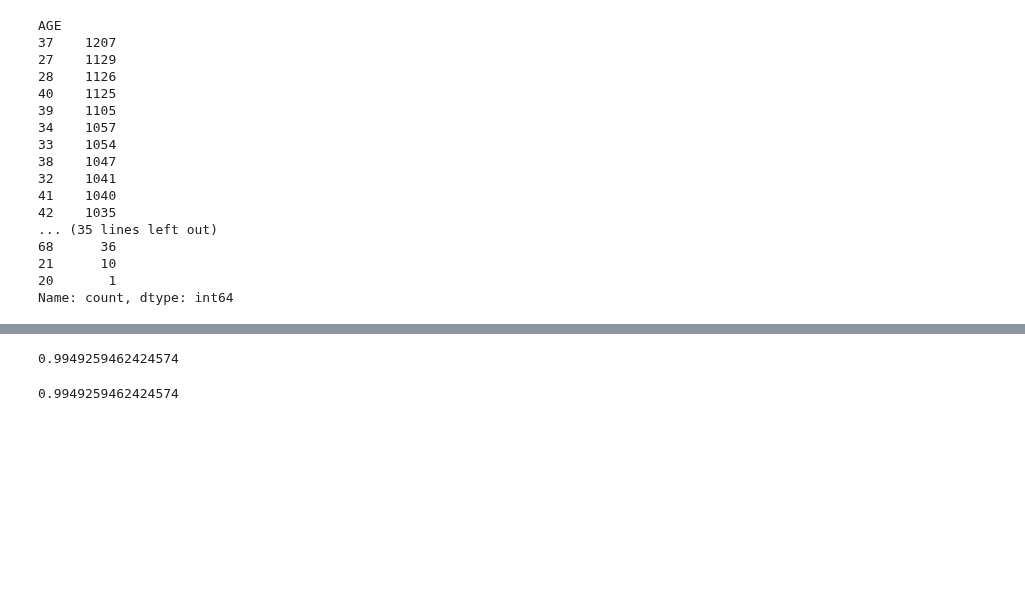
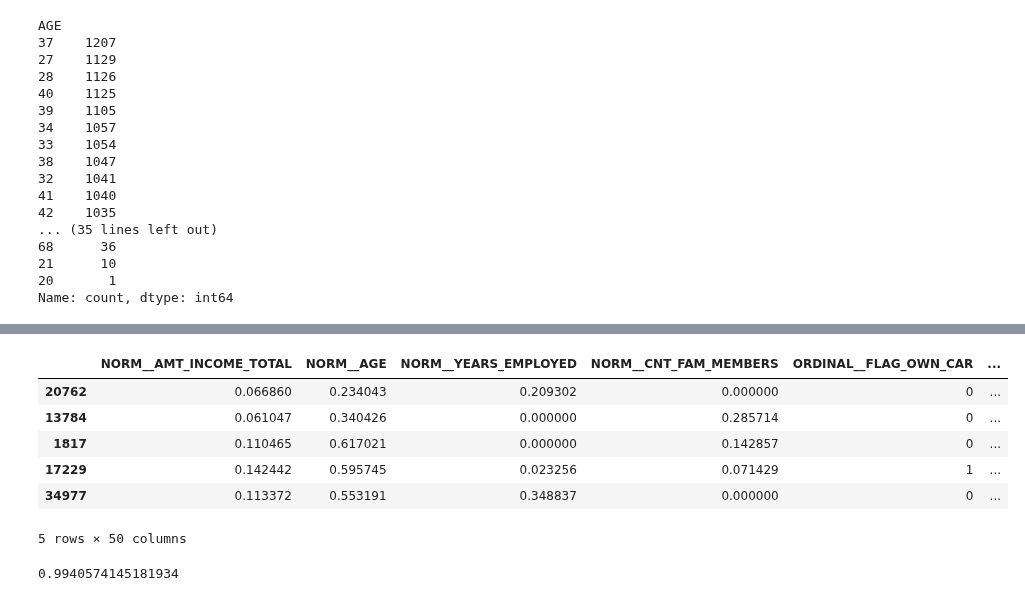
Before and after one commit to EnricoMiche1210760/prediction-of-creditworthiness-for-credit-card-issuance, a Jupyter notebook: main.ipynb, the cells around one changed output, grey strips where cells are left out. Saved outputs shown, nothing was run; the diff lists cells and outputs as text; code cells hidden in the pictures; blank space fills up the shorter version.

```diff
--- a/main.ipynb
+++ b/main.ipynb
@@ -442,0 +427,10 @@ ValueError: cannot convert float NaN to integer
+# %%
+def rename_column_without_remainder(X_train, X_test):
+    remainder ="remainder__"
+    for column in X_train.columns:
+        if remainder in column:
+            X_train.rename(columns={column: column.replace(remainder, "")}, inplace=True)
+            X_test.rename(columns={column: column.replace(remainder, "")}, inplace=True)
+
+rename_column_without_remainder(X_train, X_test)
+X_train.head()
@@ -495,26 +617,43 @@ weighted avg       0.99      0.99      0.99      7292
 # %%
-from sklearn.multiclass import OneVsRestClassifier
-from sklearn.svm import SVC
-from sklearn.metrics import accuracy_score
-
-ovsr = OneVsRestClassifier(SVC()).fit(X_train_std, y_train)
-y_pred = ovsr.predict(X_test_std)
-accuracy_score(y_test, y_pred)
+#from sklearn.multiclass import OneVsRestClassifier
+#from sklearn.svm import SVC
+#from sklearn.metrics import accuracy_score
+#
+#ovsr = OneVsRestClassifier(SVC()).fit(X_train_std, y_train)
+#y_pred = ovsr.predict(X_test_std)
+#accuracy_score(y_test, y_pred)
-# %% [output]
-0.9949259462424574
+# %%
+from sklearn.preprocessing import MinMaxScaler
+
+norm_transformer = ColumnTransformer([
+    ('NORM', MinMaxScaler(), columns_to_scale)
+    ],
+    remainder='passthrough')
+norm_transformer.set_output(transform='pandas')
+X_train_norm = norm_transformer.fit_transform(X_train)
+X_test_norm = norm_transformer.transform(X_test)
+rename_column_without_remainder(X_train_norm, X_test_norm)
+X_train_norm.head()
+# %% [output]
+|  | NORM__AMT_INCOME_TOTAL | NORM__AGE | NORM__YEARS_EMPLOYED | NORM__CNT_FAM_MEMBERS | ORDINAL__FLAG_OWN_CAR | ... |
+| 20762 | 0.066860 | 0.234043 | 0.209302 | 0.000000 | 0 | ... |
+| 13784 | 0.061047 | 0.340426 | 0.000000 | 0.285714 | 0 | ... |
+| 1817 | 0.110465 | 0.617021 | 0.000000 | 0.142857 | 0 | ... |
+| 17229 | 0.142442 | 0.595745 | 0.023256 | 0.071429 | 1 | ... |
+| 34977 | 0.113372 | 0.553191 | 0.348837 | 0.000000 | 0 | ... |
+5 rows × 50 columns
 # %%
-from sklearn.preprocessing import MinMaxScaler
-
-norm = MinMaxScaler()
-X_train_norm = norm.fit_transform(X_train)
-X_test_norm = norm.transform(X_test)
-
 from sklearn.neural_network import MLPClassifier
 from sklearn.metrics import accuracy_score
 
-mlp = MLPClassifier(hidden_layer_sizes=(25, 50, 50), max_iter=1000, random_state=RANDOM_STATE)
+#smote = SMOTE(random_state=RANDOM_STATE)
+#X_train_norm, y_train_smote = smote.fit_resample(X_train_norm, y_train)
+#print(y_train_smote.value_counts())
+
+
+mlp = MLPClassifier(hidden_layer_sizes=(100, 125, 150), max_iter=1000, random_state=RANDOM_STATE)
 mlp.fit(X_train_norm, y_train)
 y_pred = mlp.predict(X_test_norm)
 accuracy_score(y_test, y_pred)
 # %% [output]
-0.9949259462424574
+0.9940574145181934
```
Also changed, not shown: parts of 20 cells of this notebook.
